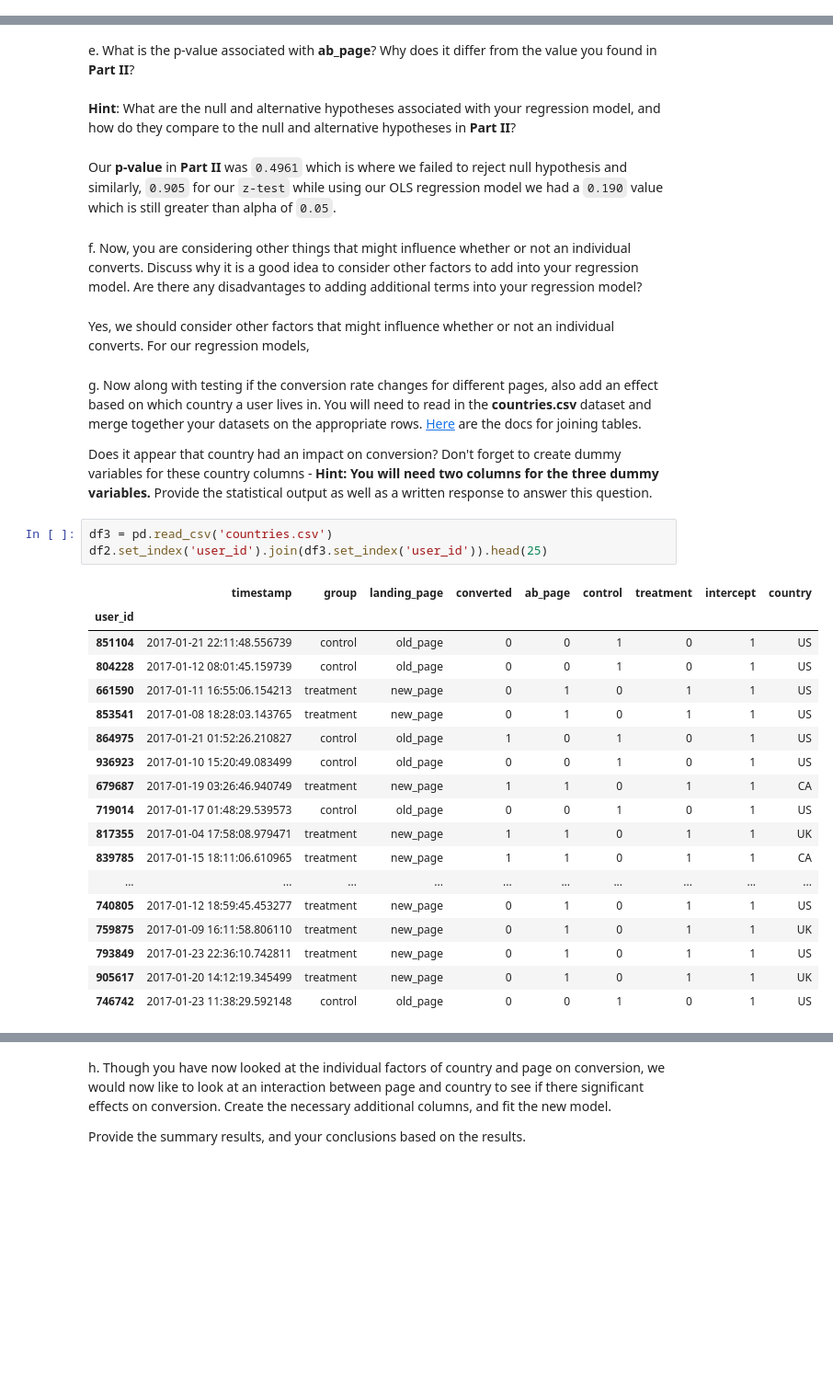
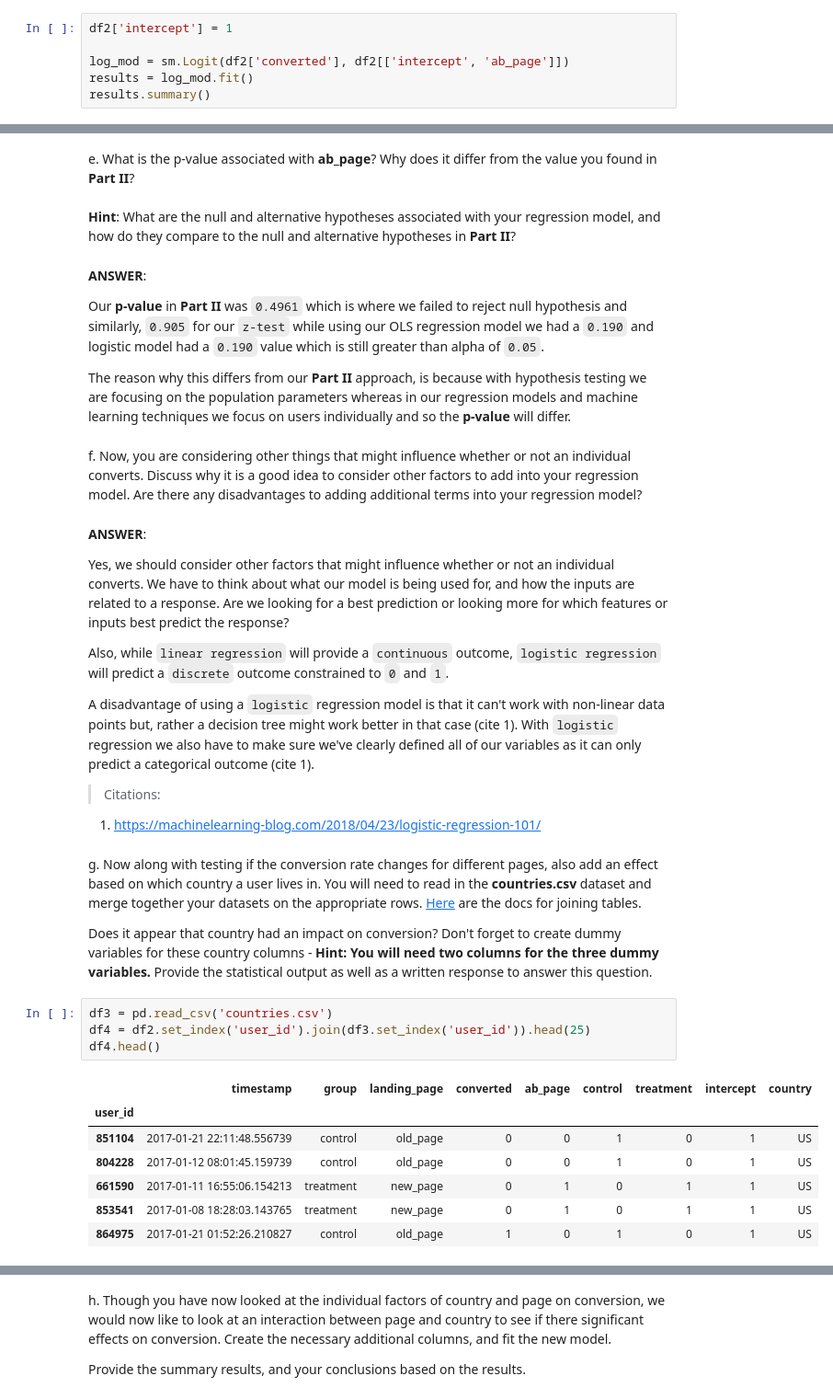
Before and after one commit to MJOAN/Udacity-DA-P3, a Jupyter notebook: AB_Testing.ipynb, the cells around one changed output, grey strips where cells are left out. Shown: that part at 92% size. Saved outputs shown, nothing was run; the diff lists cells and outputs as text; blank space fills up the shorter version.

Commit message:
new updates to part III logistic

```diff
--- a/AB_Testing.ipynb
+++ b/AB_Testing.ipynb
@@ -473,0 +477,6 @@ OLS Regression Results
+# %%
+df2['intercept'] = 1
+
+log_mod = sm.Logit(df2['converted'], df2[['intercept', 'ab_page']])
+results = log_mod.fit()
+results.summary()
@@ -487,34 +528,37 @@ The `rsquared` value is the square of the correlation coefficient and here our v
 # %% [markdown]
 e. What is the p-value associated with **ab_page**? Why does it differ from the value you found in **Part II**?<br><br>  **Hint**: What are the null and alternative hypotheses associated with your regression model, and how do they compare to the null and alternative hypotheses in **Part II**?
 # %% [markdown]
-Our **p-value** in **Part II** was `0.4961` which is where we failed to reject null hypothesis and similarly, `0.905` for our `z-test` while using our OLS regression model we had a `0.190` value which is still greater than alpha of `0.05`.
+**ANSWER**:
+
+Our **p-value** in **Part II** was `0.4961` which is where we failed to reject null hypothesis and similarly, `0.905` for our `z-test` while using our OLS regression model we had a `0.190` and logistic model had a `0.190` value which is still greater than alpha of `0.05`.
+
+The reason why this differs from our **Part II** approach, is because with hypothesis testing we are focusing on the population parameters whereas in our regression models and machine learning techniques we focus on users individually and so the **p-value** will differ.
 # %% [markdown]
 f. Now, you are considering other things that might influence whether or not an individual converts.  Discuss why it is a good idea to consider other factors to add into your regression model.  Are there any disadvantages to adding additional terms into your regression model?
-# %% [markdown]
-Yes, we should consider other factors that might influence whether or not an individual converts. For our regression models,
+# %% [markdown]
+**ANSWER**:
+
+Yes, we should consider other factors that might influence whether or not an individual converts. We have to think about what our model is being used for, and how the inputs are related to a response. Are we looking for a best prediction or looking more for which features or inputs best predict the response?
+
+Also, while `linear regression` will provide a `continuous` outcome, `logistic regression` will predict a `discrete` outcome constrained to `0` and `1`.
+
+A disadvantage of using a `logistic` regression model is that it can't work with non-linear data points but, rather a decision tree might work better in that case (cite 1). With `logistic` regression we also have to make sure we've clearly defined all of our variables as it can only predict a categorical outcome (cite 1).
+
+> Citations:
+1. https://machinelearning-blog.com/2018/04/23/logistic-regression-101/
 # %% [markdown]
 g. Now along with testing if the conversion rate changes for different pages, also add an effect based on which country a user lives in. You will need to read in the **countries.csv** dataset and merge together your datasets on the appropriate rows.  [Here](https://pandas.pydata.org/pandas-docs/stable/generated/pandas.DataFrame.join.html) are the docs for joining tables.
 
 Does it appear that country had an impact on conversion?  Don't forget to create dummy variables for these country columns - **Hint: You will need two columns for the three dummy variables.** Provide the statistical output as well as a written response to answer this question.
 # %%
 df3 = pd.read_csv('countries.csv')
-df2.set_index('user_id').join(df3.set_index('user_id')).head(25)
+df4 = df2.set_index('user_id').join(df3.set_index('user_id')).head(25)
+df4.head()
 # %% [output]
 |  | timestamp | group | landing_page | converted | ab_page | control | treatment | intercept | country |
 | user_id |  |  |  |  |  |  |  |  |  |
 | 851104 | 2017-01-21 22:11:48.556739 | control | old_page | 0 | 0 | 1 | 0 | 1 | US |
 | 804228 | 2017-01-12 08:01:45.159739 | control | old_page | 0 | 0 | 1 | 0 | 1 | US |
 | 661590 | 2017-01-11 16:55:06.154213 | treatment | new_page | 0 | 1 | 0 | 1 | 1 | US |
 | 853541 | 2017-01-08 18:28:03.143765 | treatment | new_page | 0 | 1 | 0 | 1 | 1 | US |
 | 864975 | 2017-01-21 01:52:26.210827 | control | old_page | 1 | 0 | 1 | 0 | 1 | US |
-| 936923 | 2017-01-10 15:20:49.083499 | control | old_page | 0 | 0 | 1 | 0 | 1 | US |
-| 679687 | 2017-01-19 03:26:46.940749 | treatment | new_page | 1 | 1 | 0 | 1 | 1 | CA |
-| 719014 | 2017-01-17 01:48:29.539573 | control | old_page | 0 | 0 | 1 | 0 | 1 | US |
-| 817355 | 2017-01-04 17:58:08.979471 | treatment | new_page | 1 | 1 | 0 | 1 | 1 | UK |
-| 839785 | 2017-01-15 18:11:06.610965 | treatment | new_page | 1 | 1 | 0 | 1 | 1 | CA |
-| ... | ... | ... | ... | ... | ... | ... | ... | ... | ... |
-| 740805 | 2017-01-12 18:59:45.453277 | treatment | new_page | 0 | 1 | 0 | 1 | 1 | US |
-| 759875 | 2017-01-09 16:11:58.806110 | treatment | new_page | 0 | 1 | 0 | 1 | 1 | UK |
-| 793849 | 2017-01-23 22:36:10.742811 | treatment | new_page | 0 | 1 | 0 | 1 | 1 | US |
-| 905617 | 2017-01-20 14:12:19.345499 | treatment | new_page | 0 | 1 | 0 | 1 | 1 | UK |
-| 746742 | 2017-01-23 11:38:29.592148 | control | old_page | 0 | 0 | 1 | 0 | 1 | US |
```
Also changed, not shown: parts of 29 cells of this notebook.
